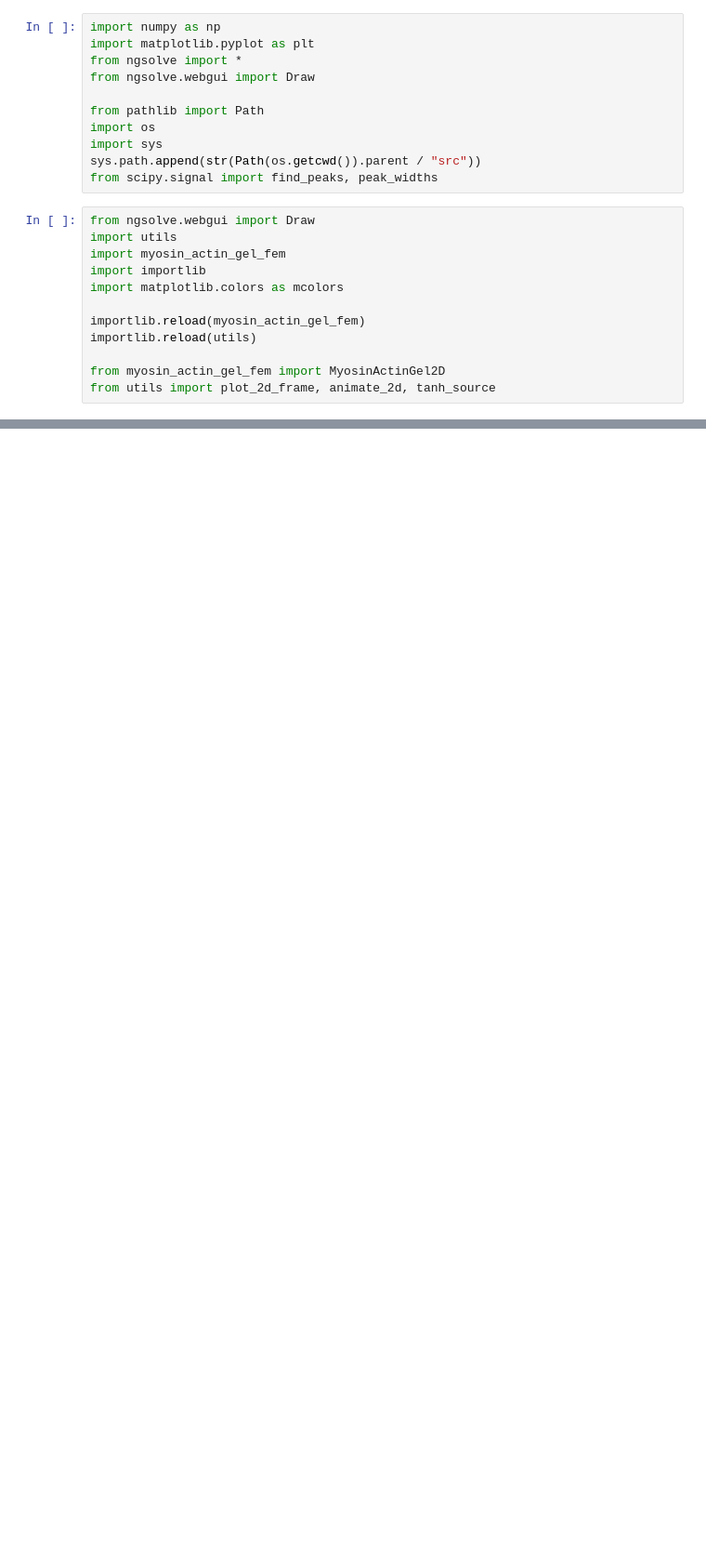
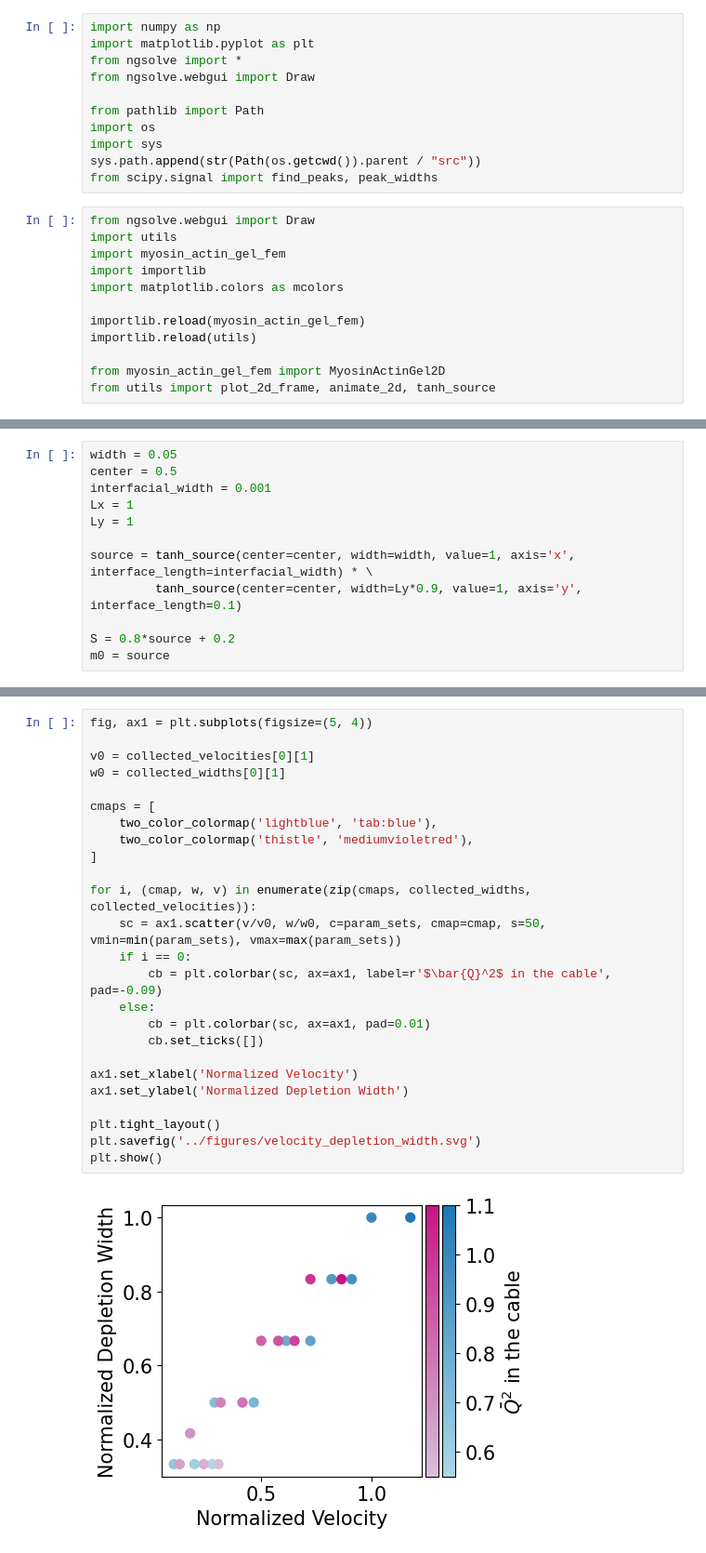
Before and after one commit to Irene-Li/Zebrafish_cleavage, a Jupyter notebook: notebooks/caRhoA_actin_dynamics.ipynb, the cells around one changed output, grey strips where cells are left out. Shown at 93% size. Saved outputs shown, nothing was run; the diff lists cells and outputs as text; blank space fills up the shorter version.

```diff
--- a/notebooks/caRhoA_actin_dynamics.ipynb
+++ b/notebooks/caRhoA_actin_dynamics.ipynb
@@ -30 +24,13 @@ Qsq_source = tanh_source(center=0.5, width=width, value=1, axis='x', interface_l
+# %%
+width = 0.05
+center = 0.5
+interfacial_width = 0.001
+Lx = 1
+Ly = 1
+
+source = tanh_source(center=center, width=width, value=1, axis='x', interface_length=interfacial_width) * \
+         tanh_source(center=center, width=Ly*0.9, value=1, axis='y', interface_length=0.1)
+
+S = 0.8*source + 0.2
+m0 = source
 # %%
@@ -95,0 +156,27 @@ craete bilinearformapplication
+# %%
+fig, ax1 = plt.subplots(figsize=(5, 4))
+
+v0 = collected_velocities[0][1]
+w0 = collected_widths[0][1]
+
+cmaps = [
+    two_color_colormap('lightblue', 'tab:blue'),
+    two_color_colormap('thistle', 'mediumvioletred'),
+]
+
+for i, (cmap, w, v) in enumerate(zip(cmaps, collected_widths, collected_velocities)):
+    sc = ax1.scatter(v/v0, w/w0, c=param_sets, cmap=cmap, s=50, vmin=min(param_sets), vmax=max(param_sets))
+    if i == 0:
+        cb = plt.colorbar(sc, ax=ax1, label=r'$\bar{Q}^2$ in the cable', pad=-0.09)
+    else:
+        cb = plt.colorbar(sc, ax=ax1, pad=0.01)
+        cb.set_ticks([])
+
+ax1.set_xlabel('Normalized Velocity')
+ax1.set_ylabel('Normalized Depletion Width')
+
+plt.tight_layout()
+plt.savefig('../figures/velocity_depletion_width.svg')
+plt.show()
+# %% [output]
+[figure, added]
```
Also changed, not shown: parts of 15 cells of this notebook, 5 other files.
